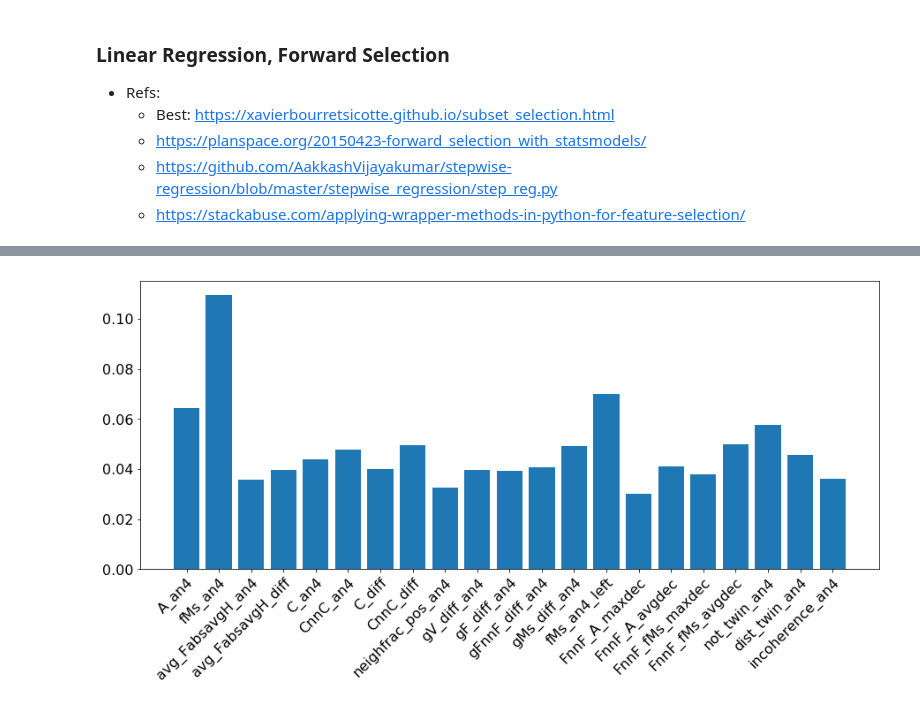
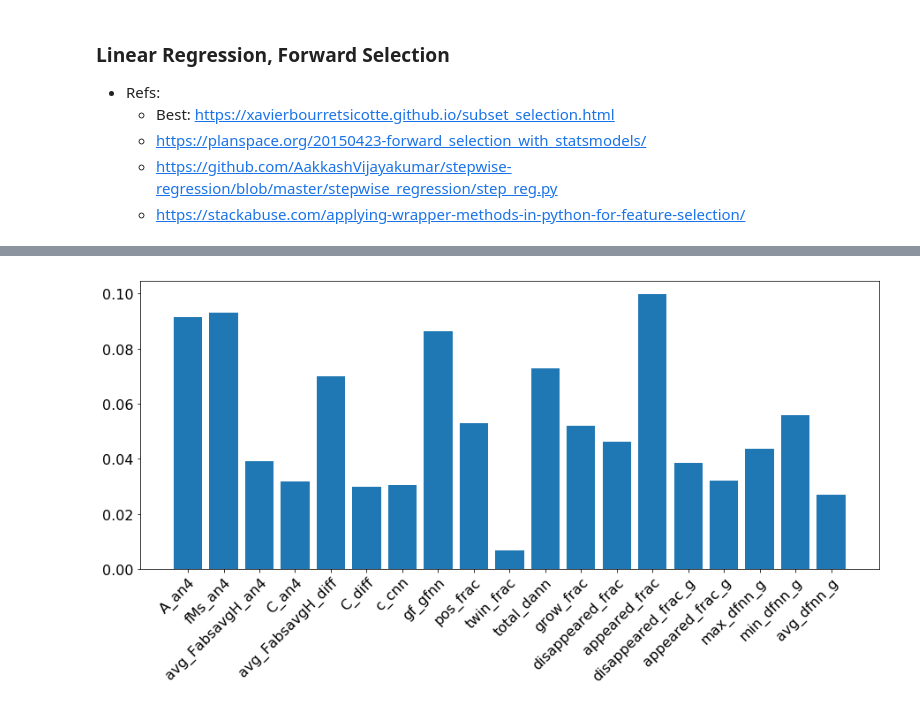
Before and after one commit to xiaotingz/Matlab, a Jupyter notebook: Grain Tracking/RegressionModels.ipynb, the cells around one changed output, grey strips where cells are left out. Cells and saved outputs as stored; diff of their text form; code cells hidden in the pictures.

Commit message:
Re-organized featurePreps, added in featurePrepMeanField.m

```diff
--- a/Grain Tracking/RegressionModels.ipynb
+++ b/Grain Tracking/RegressionModels.ipynb
@@ -43,10 +49,20 @@ other = other.astype('float')
 # data = pd.concat([geo_topo.iloc[:,[0,1,2,5,6,7]], energy_grad, other.iloc[:,:-1]], axis=1)
 # data = data.dropna()
 # data = data[other['mask_inner'].astype(bool)]
-data = pd.concat([geo_topo.iloc[:,[0,1,2,5,6,7]], geo_topo.iloc[:,[3,4,8,9]], energy_grad, other], axis=1)
+
+# data = pd.concat([geo_topo.iloc[:,[0,1,2,5,6,7]], geo_topo.iloc[:,[3,4,8,9]], energy_grad, other], axis=1)
+# data = data.dropna()
+# data.info()
+# fname = 'inner_A_DA'
+
+data = pd.concat([geo_topo, mean_field], axis=1)
+# data = geo_topo
+# data.info()
+# mask_good_face.info()
+data = data[mask_good_face['mask_good_face']]
 data = data.dropna()
 data.info()
-# fname = 'inner_A_DA'
+
 
 # data_normed =  data / data.max(axis=0) * 10
 # plot_correlation_matrix(data_normed, 'corr')
@@ -414,8 +430,8 @@ plot_forward_selection(best_scores, best_tests, selected, '|A_diff|_forward')
 import xgboost
 
 xgb2 = xgboost.XGBRegressor(
-                            learning_rate=0.05,
-                            n_estimators=500,
+                            learning_rate=0.1,
+                            n_estimators=2000,
                             max_depth=3,
                             gamma=0,
                             subsample=0.75,
@@ -426,7 +442,7 @@ y = data['A_diff']
 X = data.drop(['fMs_diff', 'A_diff'], axis=1)
 # X = data.iloc[:, [1,19]]
 X = X / X.max(axis=0) *10
-X_train, X_test, y_train, y_test = train_test_split(X, y, test_size=0.2, random_state=2)
+X_train, X_test, y_train, y_test = train_test_split(X, y, test_size=0.2, random_state=3)
 
 xgb2.fit(X_train, y_train)
 # print xgb2.score(X_train, y_train)
@@ -435,4 +451,4 @@ xgb2.fit(X_train, y_train)
 cross_val_scores = cross_val_score(xgb2, X, y, cv=5, scoring = 'r2')
 print cross_val_scores
 print sum(cross_val_scores) / len(cross_val_scores)
-X.info()
+# X.info()
@@ -457,7 +455,7 @@ memory usage: 1.4 MB
 # %%
 plot_feature_importance(xgb2.feature_importances_, X.columns)
 
-np.savetxt('_DA_XGB_coefs.txt', xgb2.feature_importances_, delimiter=',')
-np.savetxt('_DA_XGB_feature_names.txt', X.columns, delimiter=',', fmt='%20s')
+# np.savetxt('_DA_XGB_coefs.txt', xgb2.feature_importances_, delimiter=',')
+# np.savetxt('_DA_XGB_feature_names.txt', X.columns, delimiter=',', fmt='%20s')
 # %% [output]
-[figure, old version]
+[figure, new version]
```
Also changed, not shown: parts of 6 cells of this notebook, 14 other files.
